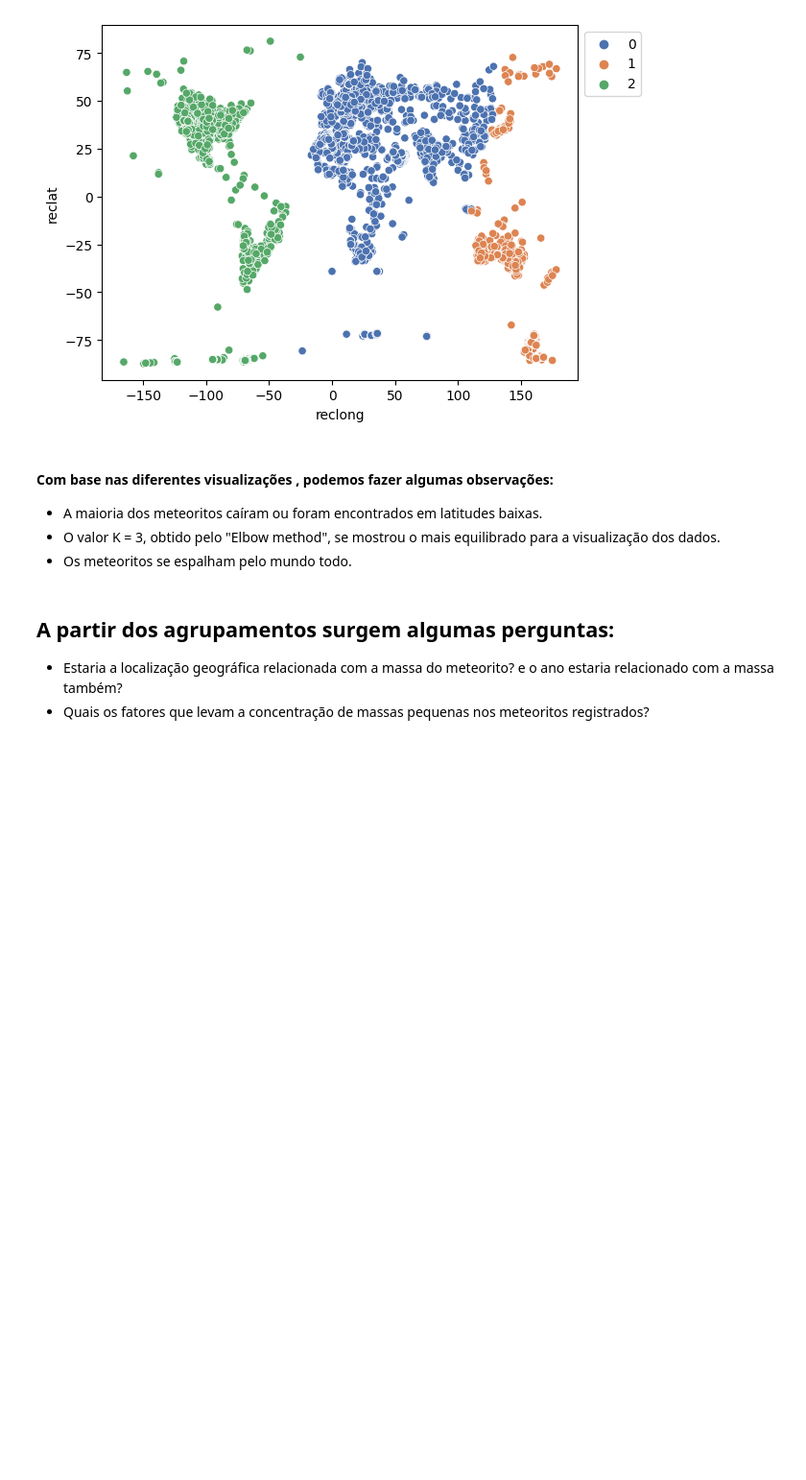
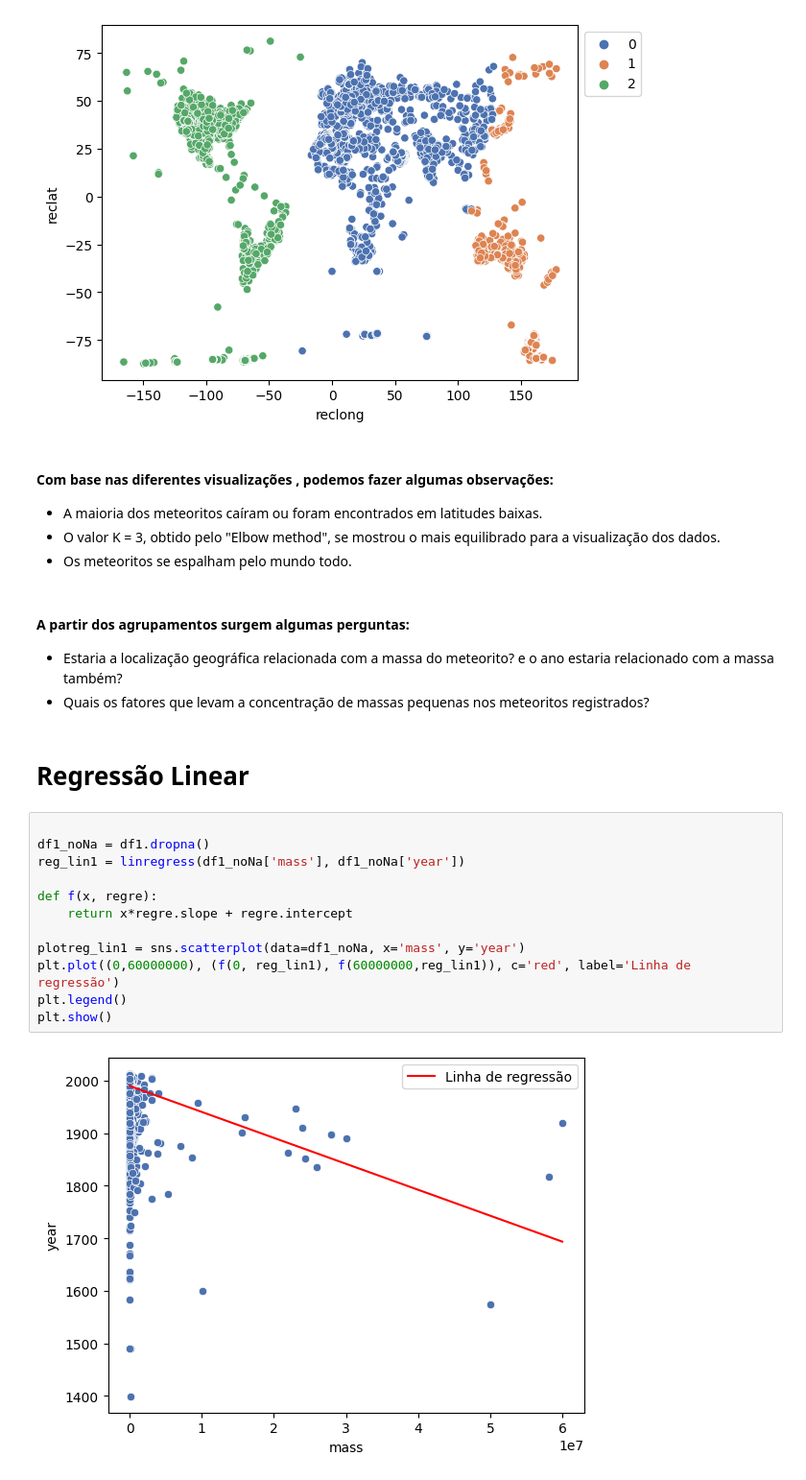
Before and after one commit to biabcaval/Projeto-ICD-analise-meteoros, a Jupyter notebook: #2_meteorite_landings.ipynb, the cells around one changed output. Shown at 96% size. Drawn from its saved outputs; the diff is of its cells as text; blank space fills up the shorter version.

Commit message:
adicionada regressão linear

```diff
--- a/#2_meteorite_landings.ipynb
+++ b/#2_meteorite_landings.ipynb
@@ -327,6 +346,22 @@ sns.move_legend(plot4, "upper left", bbox_to_anchor=(1,1))
 - O valor K = 3, obtido pelo "Elbow method", se mostrou o mais equilibrado para a visualização dos dados.
 - Os meteoritos se espalham pelo mundo todo.
 # %% [markdown]
-## A partir dos agrupamentos surgem algumas perguntas:
+#### A partir dos agrupamentos surgem algumas perguntas:
 - Estaria a localização geográfica relacionada com a massa do meteorito? e o ano estaria relacionado com a massa também?
 - Quais os fatores que levam a concentração de massas pequenas nos meteoritos registrados?
+# %% [markdown]
+# Regressão Linear
+# %%
+
+df1_noNa = df1.dropna()
+reg_lin1 = linregress(df1_noNa['mass'], df1_noNa['year'])
+
+def f(x, regre):
+    return x*regre.slope + regre.intercept
+
+plotreg_lin1 = sns.scatterplot(data=df1_noNa, x='mass', y='year')
+plt.plot((0,60000000), (f(0, reg_lin1), f(60000000,reg_lin1)), c='red', label='Linha de regressão')
+plt.legend()
+plt.show()
+# %% [output]
+[figure, added]
```
Also changed, not shown: parts of 7 cells of this notebook.
